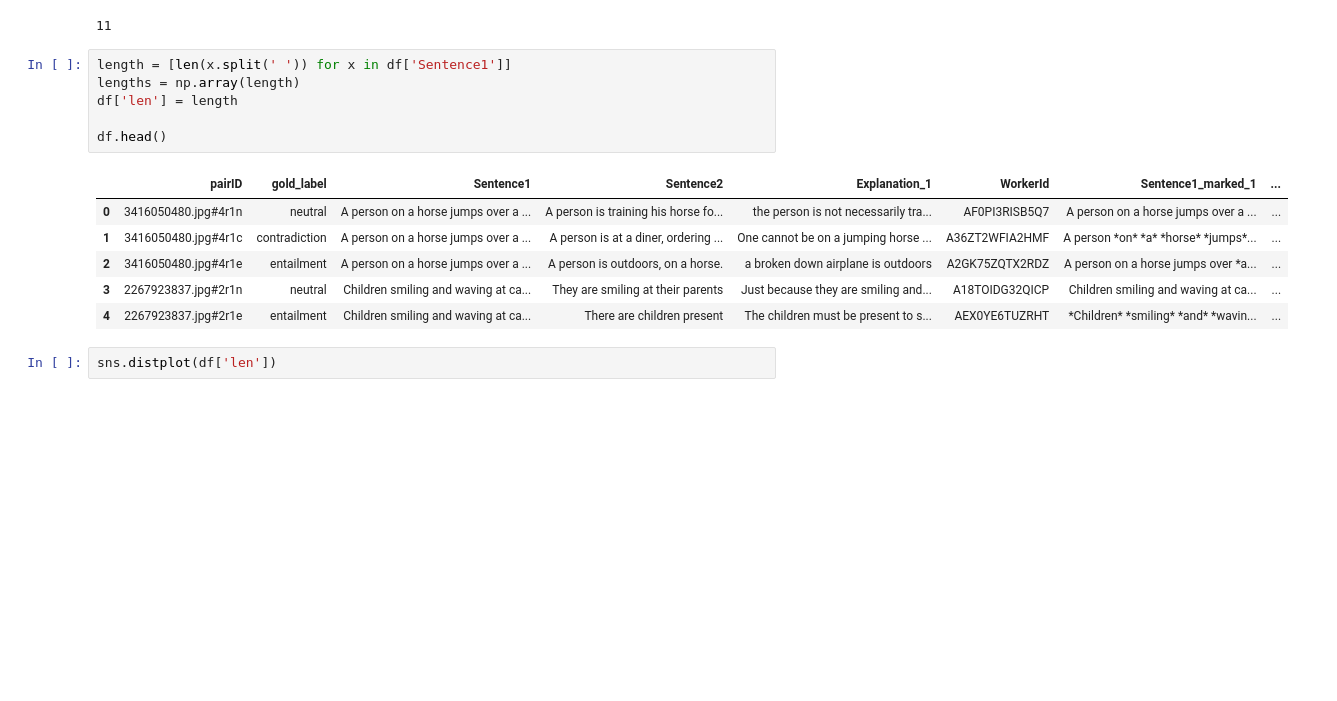
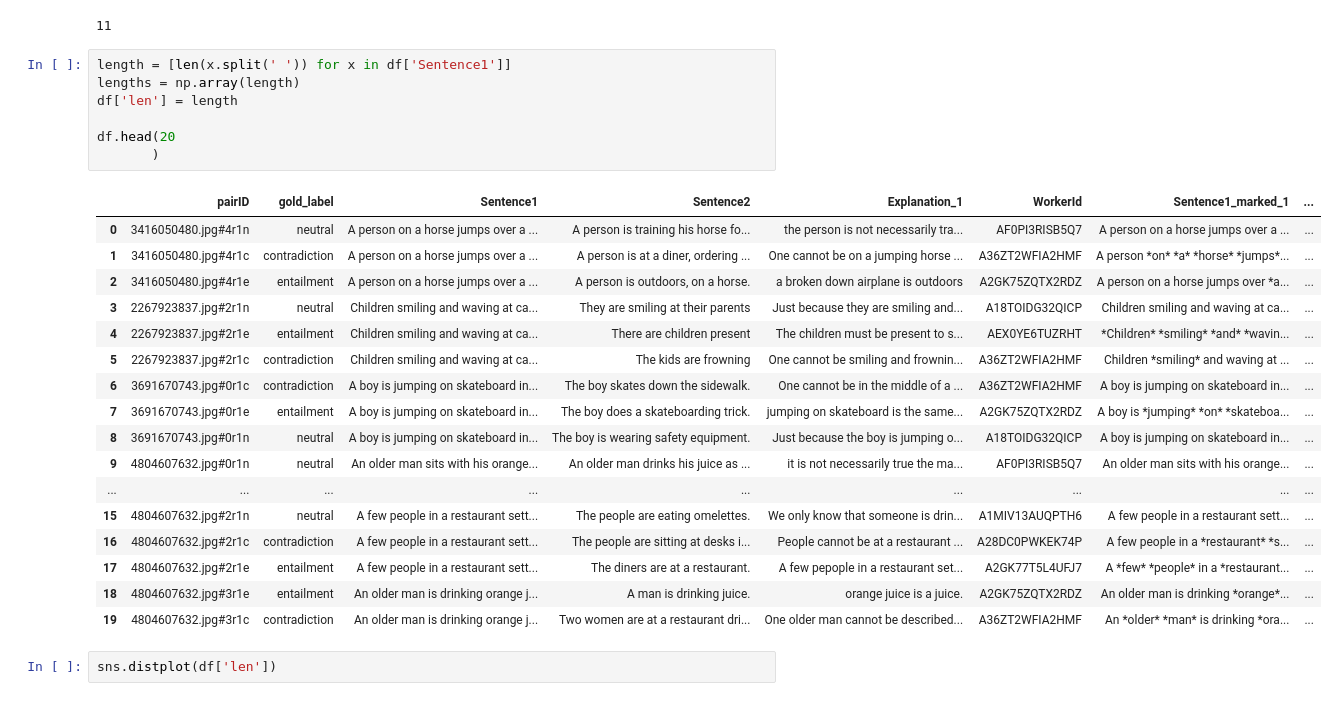
Before and after one commit to YerbaPage/InterpretabeDL, a Jupyter notebook: analyze.ipynb, the cells around one changed output. Saved outputs shown, nothing was run; the diff lists cells and outputs as text; blank space fills up the shorter version.

```diff
--- a/analyze.ipynb
+++ b/analyze.ipynb
@@ -30,16 +30,28 @@ len(test.split(' '))
 # %%
 length = [len(x.split(' ')) for x in df['Sentence1']]
 lengths = np.array(length)
 df['len'] = length
 
-df.head()
+df.head(20
+       )
 # %% [output]
 |  | pairID | gold_label | Sentence1 | Sentence2 | Explanation_1 | WorkerId | Sentence1_marked_1 | ... |
 | 0 | 3416050480.jpg#4r1n | neutral | A person on a horse jumps over a ... | A person is training his horse fo... | the person is not necessarily tra... | AF0PI3RISB5Q7 | A person on a horse jumps over a ... | ... |
 | 1 | 3416050480.jpg#4r1c | contradiction | A person on a horse jumps over a ... | A person is at a diner, ordering ... | One cannot be on a jumping horse ... | A36ZT2WFIA2HMF | A person *on* *a* *horse* *jumps*... | ... |
 | 2 | 3416050480.jpg#4r1e | entailment | A person on a horse jumps over a ... | A person is outdoors, on a horse. | a broken down airplane is outdoors | A2GK75ZQTX2RDZ | A person on a horse jumps over *a... | ... |
 | 3 | 2267923837.jpg#2r1n | neutral | Children smiling and waving at ca... | They are smiling at their parents | Just because they are smiling and... | A18TOIDG32QICP | Children smiling and waving at ca... | ... |
 | 4 | 2267923837.jpg#2r1e | entailment | Children smiling and waving at ca... | There are children present | The children must be present to s... | AEX0YE6TUZRHT | *Children* *smiling* *and* *wavin... | ... |
+| 5 | 2267923837.jpg#2r1c | contradiction | Children smiling and waving at ca... | The kids are frowning | One cannot be smiling and frownin... | A36ZT2WFIA2HMF | Children *smiling* and waving at ... | ... |
+| 6 | 3691670743.jpg#0r1c | contradiction | A boy is jumping on skateboard in... | The boy skates down the sidewalk. | One cannot be in the middle of a ... | A36ZT2WFIA2HMF | A boy is jumping on skateboard in... | ... |
+| 7 | 3691670743.jpg#0r1e | entailment | A boy is jumping on skateboard in... | The boy does a skateboarding trick. | jumping on skateboard is the same... | A2GK75ZQTX2RDZ | A boy is *jumping* *on* *skateboa... | ... |
+| 8 | 3691670743.jpg#0r1n | neutral | A boy is jumping on skateboard in... | The boy is wearing safety equipment. | Just because the boy is jumping o... | A18TOIDG32QICP | A boy is jumping on skateboard in... | ... |
+| 9 | 4804607632.jpg#0r1n | neutral | An older man sits with his orange... | An older man drinks his juice as ... | it is not necessarily true the ma... | AF0PI3RISB5Q7 | An older man sits with his orange... | ... |
+| ... | ... | ... | ... | ... | ... | ... | ... | ... |
+| 15 | 4804607632.jpg#2r1n | neutral | A few people in a restaurant sett... | The people are eating omelettes. | We only know that someone is drin... | A1MIV13AUQPTH6 | A few people in a restaurant sett... | ... |
+| 16 | 4804607632.jpg#2r1c | contradiction | A few people in a restaurant sett... | The people are sitting at desks i... | People cannot be at a restaurant ... | A28DC0PWKEK74P | A few people in a *restaurant* *s... | ... |
+| 17 | 4804607632.jpg#2r1e | entailment | A few people in a restaurant sett... | The diners are at a restaurant. | A few pepople in a restaurant set... | A2GK77T5L4UFJ7 | A *few* *people* in a *restaurant... | ... |
+| 18 | 4804607632.jpg#3r1e | entailment | An older man is drinking orange j... | A man is drinking juice. | orange juice is a juice. | A2GK75ZQTX2RDZ | An older man is drinking *orange*... | ... |
+| 19 | 4804607632.jpg#3r1c | contradiction | An older man is drinking orange j... | Two women are at a restaurant dri... | One older man cannot be described... | A36ZT2WFIA2HMF | An *older* *man* is drinking *ora... | ... |
 # %%
 sns.distplot(df['len'])
 # %% [output]
```
Also changed, not shown: 1 other file.
